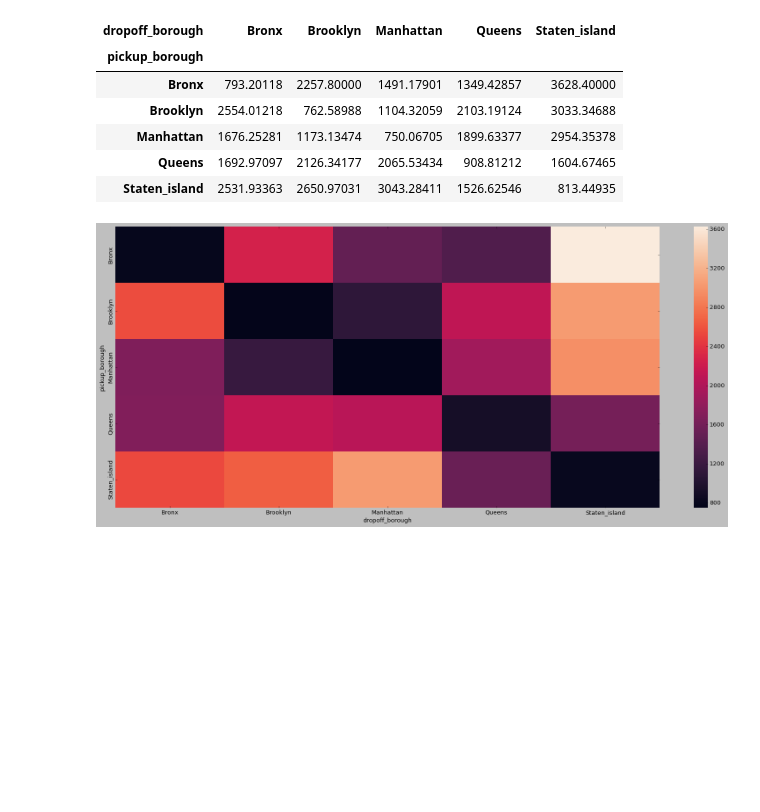
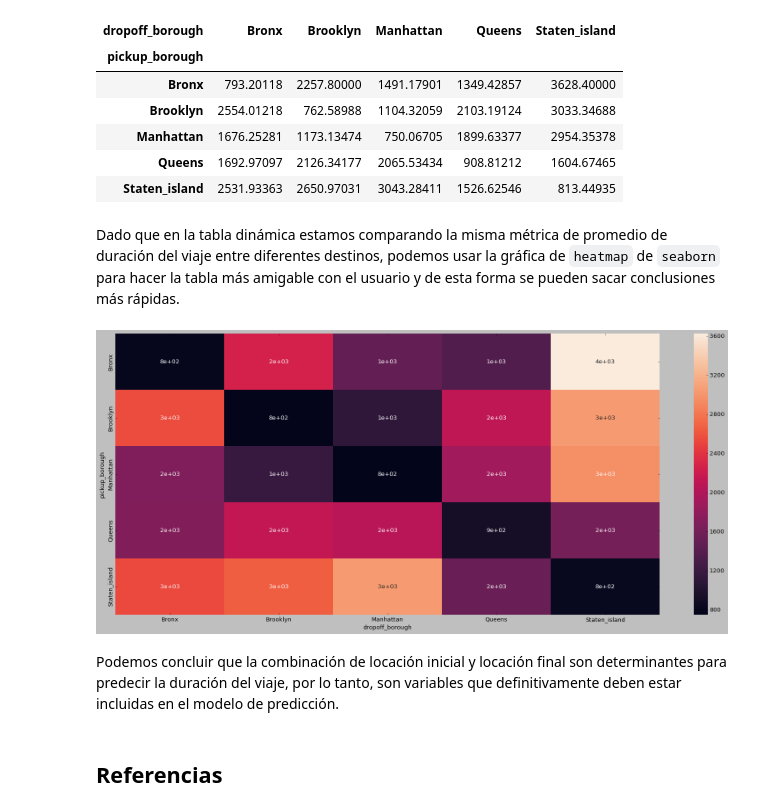
Before and after one commit to MayumyCH/factored_datasciencefem_training, a Jupyter notebook: notebook_training.ipynb, the cells around one changed output. Saved outputs shown, nothing was run; the diff lists cells and outputs as text; code cells hidden in the pictures; blank space fills up the shorter version.

```diff
--- a/notebook_training.ipynb
+++ b/notebook_training.ipynb
@@ -269,8 +395,9 @@ passengers_trip
 # %%
 pivot_table = pd.pivot_table(df_train,
-                             values='trip_duration',
-                             index=['pickup_borough'],
-                    columns=['dropoff_borough'], aggfunc=np.mean)
+                            values='trip_duration',
+                            index=['pickup_borough'], # Barrio de Inicio
+                            columns=['dropoff_borough'], # Barrio de Fin
+                            aggfunc=np.mean)
 pivot_table
 # %% [output]
 | dropoff_borough | Bronx | Brooklyn | Manhattan | Queens | Staten_island |
@@ -280,8 +407,14 @@ pivot_table
 | Manhattan | 1676.25281 | 1173.13474 | 750.06705 | 1899.63377 | 2954.35378 |
 | Queens | 1692.97097 | 2126.34177 | 2065.53434 | 908.81212 | 1604.67465 |
 | Staten_island | 2531.93363 | 2650.97031 | 3043.28411 | 1526.62546 | 813.44935 |
+# %% [markdown]
+Dado que en la tabla dinámica estamos comparando la misma métrica de promedio de duración del viaje entre diferentes destinos, podemos usar la gráfica de `heatmap` de `seaborn` para hacer la tabla más amigable con el usuario y de esta forma se pueden sacar conclusiones más rápidas.
 # %%
 plt.subplots(figsize=(25, 10))
-sns.heatmap(pivot_table);
+sns.heatmap(pivot_table,annot = True,fmt='.1g');
 # %% [output]
-[figure, old version]
+[figure, new version]
+# %% [markdown]
+Podemos concluir que la combinación de locación inicial y locación final son determinantes para predecir la duración del viaje, por lo tanto, son variables que definitivamente deben estar incluidas en el modelo de predicción.
+# %% [markdown]
+## Referencias
```
Also changed, not shown: parts of 49 cells of this notebook, 1 other file.
